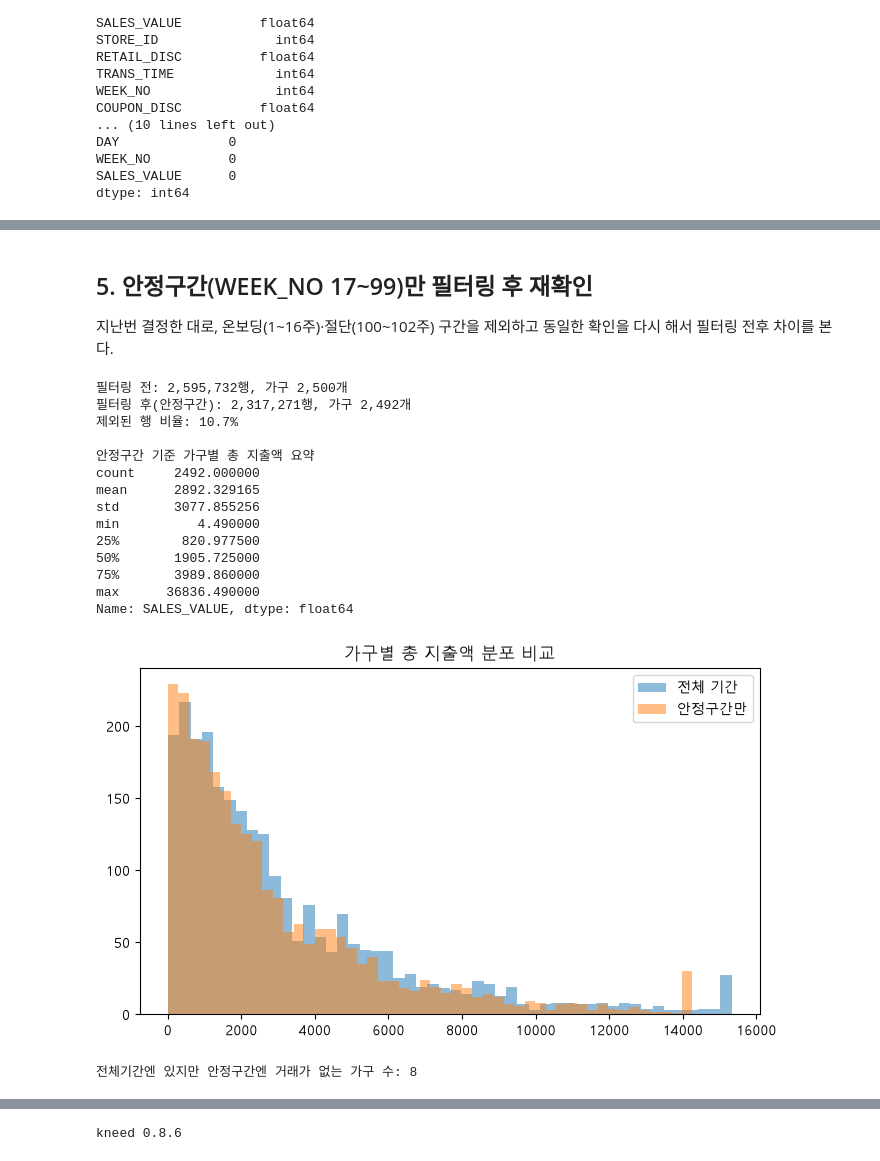
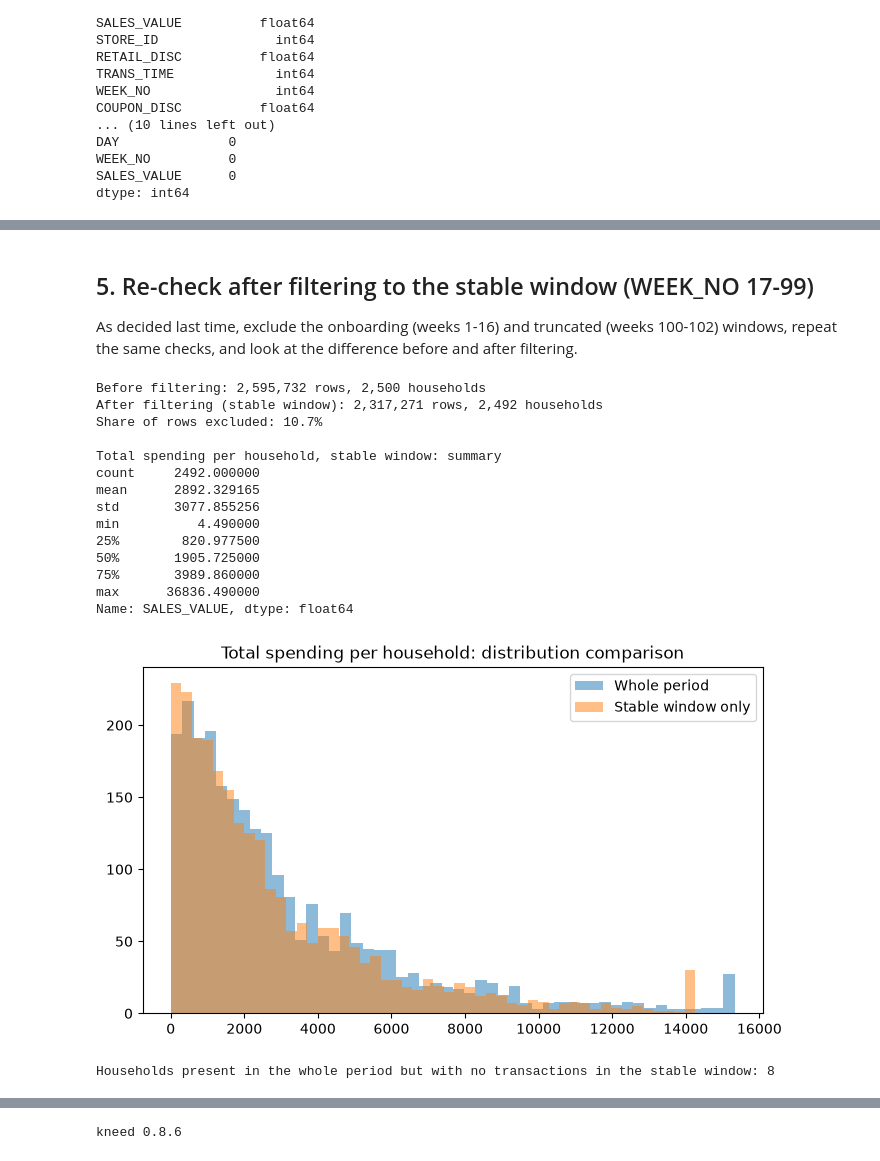
Before and after one commit to jiwoon-oh/dunnhumby-revenue-concentration, a Jupyter notebook: h4_transaction_eda.ipynb, the cells around one changed output, grey strips where cells are left out. Drawn from its saved outputs; the diff is of its cells as text; code cells hidden in the pictures.

```diff
--- a/h4_transaction_eda.ipynb
+++ b/h4_transaction_eda.ipynb
@@ -14,15 +14,8 @@ H4/H4-1/H4-2에서 실제로 쓰는 컬럼(household_key, DAY, WEEK_NO, BASKET_I
 import pandas as pd
 import numpy as np
 import matplotlib.pyplot as plt
-import matplotlib.font_manager as fm
 
-# 한글 폰트 설정
-candidates = ["Malgun Gothic", "NanumGothic", "AppleGothic"]
-available = {f.name for f in fm.fontManager.ttflist}
-font_name = next((c for c in candidates if c in available), None)
-if font_name:
-    plt.rcParams["font.family"] = font_name
-plt.rcParams["axes.unicode_minus"] = False
+plt.rcParams["axes.unicode_minus"] = False  # keep the minus sign as a plain hyphen
 
 pd.set_option('display.max_columns', 100)
 pd.set_option('display.width', 150)
@@ -236,26 +229,26 @@ household_key
 494      8.17
 Name: SALES_VALUE, dtype: float64
 # %% [markdown]
-## 5. 안정구간(WEEK_NO 17~99)만 필터링 후 재확인
+## 5. Re-check after filtering to the stable window (WEEK_NO 17-99)
 
-지난번 결정한 대로, 온보딩(1~16주)·절단(100~102주) 구간을 제외하고
-동일한 확인을 다시 해서 필터링 전후 차이를 본다.
+As decided last time, exclude the onboarding (weeks 1-16) and truncated (weeks 100-102) windows,
+repeat the same checks, and look at the difference before and after filtering.
 # %%
 tx_stable = tx[(tx["WEEK_NO"] >= 17) & (tx["WEEK_NO"] <= 99)].copy()
 
-print(f"필터링 전: {len(tx):,}행, 가구 {tx['household_key'].nunique():,}개")
-print(f"필터링 후(안정구간): {len(tx_stable):,}행, 가구 {tx_stable['household_key'].nunique():,}개")
-print(f"제외된 행 비율: {(1 - len(tx_stable)/len(tx))*100:.1f}%")
+print(f"Before filtering: {len(tx):,} rows, {tx['household_key'].nunique():,} households")
+print(f"After filtering (stable window): {len(tx_stable):,} rows, {tx_stable['household_key'].nunique():,} households")
+print(f"Share of rows excluded: {(1 - len(tx_stable)/len(tx))*100:.1f}%")
 
 hh_total_sales_stable = tx_stable.groupby("household_key")["SALES_VALUE"].sum().sort_values(ascending=False, kind="stable")
-print("\n안정구간 기준 가구별 총 지출액 요약")
+print("\nTotal spending per household, stable window: summary")
 print(hh_total_sales_stable.describe())
 # %% [output]
-필터링 전: 2,595,732행, 가구 2,500개
-필터링 후(안정구간): 2,317,271행, 가구 2,492개
-제외된 행 비율: 10.7%
+Before filtering: 2,595,732 rows, 2,500 households
+After filtering (stable window): 2,317,271 rows, 2,492 households
+Share of rows excluded: 10.7%
 
-안정구간 기준 가구별 총 지출액 요약
+Total spending per household, stable window: summary
 count     2492.000000
 mean      2892.329165
 std       3077.855256
@@ -266,21 +259,21 @@ min          4.490000
 max      36836.490000
 Name: SALES_VALUE, dtype: float64
 # %%
-# 전체기간 vs 안정구간 가구별 총지출액 분포 비교
+# Compare total spending per household: whole period vs stable window
 fig, ax = plt.subplots(figsize=(8, 4.5))
-ax.hist(hh_total_sales.clip(upper=hh_total_sales.quantile(0.99)), bins=50, alpha=0.5, label="전체 기간")
-ax.hist(hh_total_sales_stable.clip(upper=hh_total_sales_stable.quantile(0.99)), bins=50, alpha=0.5, label="안정구간만")
-ax.set_title("가구별 총 지출액 분포 비교")
+ax.hist(hh_total_sales.clip(upper=hh_total_sales.quantile(0.99)), bins=50, alpha=0.5, label="Whole period")
+ax.hist(hh_total_sales_stable.clip(upper=hh_total_sales_stable.quantile(0.99)), bins=50, alpha=0.5, label="Stable window only")
+ax.set_title("Total spending per household: distribution comparison")
 ax.legend()
 plt.show()
 
-# 안정구간에 아예 없는 가구가 있는지 (즉, 온보딩/절단 구간에만 존재하던 가구)
+# Whether some households are absent from the stable window (i.e. exist only in the onboarding/truncated windows)
 hh_all = set(tx["household_key"].unique())
 hh_stable = set(tx_stable["household_key"].unique())
-print(f"\n전체기간엔 있지만 안정구간엔 거래가 없는 가구 수: {len(hh_all - hh_stable):,}")
+print(f"\nHouseholds present in the whole period but with no transactions in the stable window: {len(hh_all - hh_stable):,}")
 # %% [output]
-[figure, old version]
+[figure, new version]
-전체기간엔 있지만 안정구간엔 거래가 없는 가구 수: 8
+Households present in the whole period but with no transactions in the stable window: 8
 # %%
 # --- source CSV: household / row counts before and after the stable-window filter
 pd.DataFrame([
```
Also changed, not shown: parts of 25 cells of this notebook, 12 other files.
